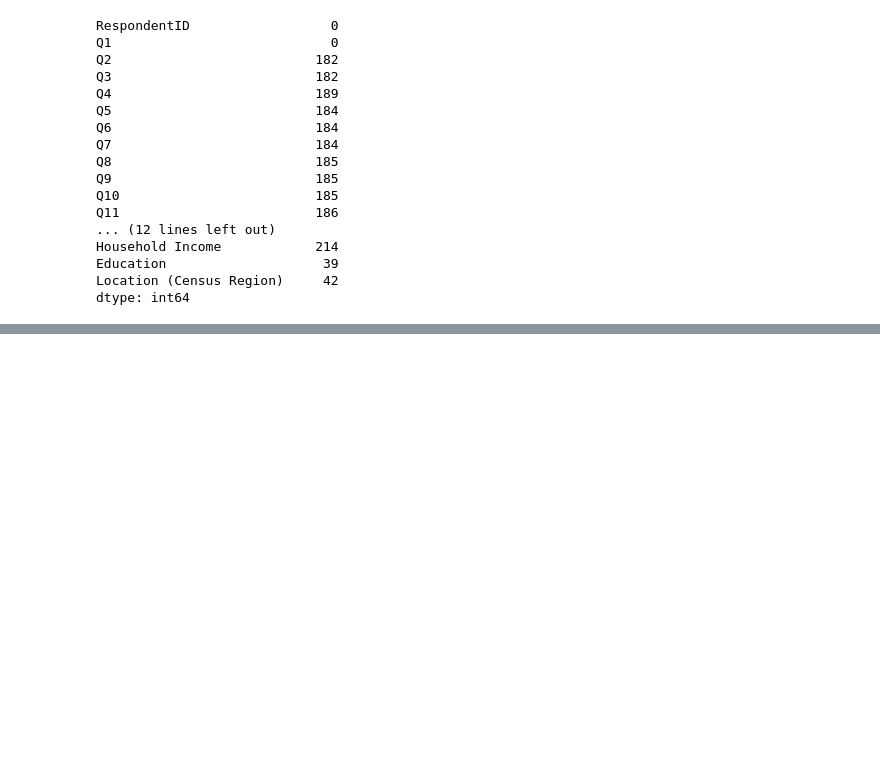
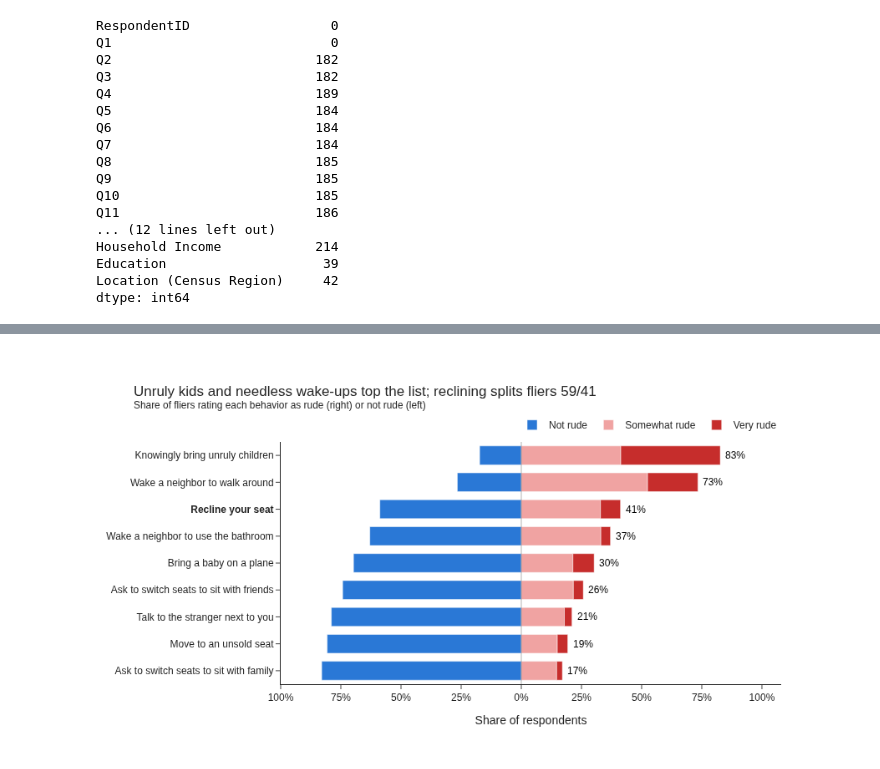
Before and after one commit to subwaymatch/analytics-case-development, a Jupyter notebook: flying-etiquette-survey-analysis/survey-analysis.ipynb, the cells around one changed output, grey strips where cells are left out. Cells and saved outputs as stored; diff of their text form; code cells hidden in the pictures; blank space fills up the shorter version.

```diff
--- a/flying-etiquette-survey-analysis/survey-analysis.ipynb
+++ b/flying-etiquette-survey-analysis/survey-analysis.ipynb
@@ -205,0 +399,12 @@ Q6: In a row of two seats, who should get to use the middle arm rest?
+# %%
+rows = []
+for qid, behavior in RUDE_QUESTIONS.items():
+    labels = fliers[f'{qid}_label'].dropna()
+    shares = labels.value_counts(normalize=True)
+    rows.append({'qid': qid, 'behavior': behavior, 'n': len(labels),
+                 **{k: shares.get(k, 0.0) for k in RUDE_COLORS}})
+rudeness = (pd.DataFrame(rows)
+              .assign(rude=lambda d: d['Somewhat rude'] + d['Very rude'])
+              .sort_values('rude', ascending=False)
+              .reset_index(drop=True))
+rudeness.round(3)
@@ -205,0 +422,30 @@ Q6: In a row of two seats, who should get to use the middle arm rest?
+# %%
+plot_df = rudeness.sort_values('rude')
+y_labels = [f'<b>{b}</b>' if q == 'Q12' else b for q, b in zip(plot_df['qid'], plot_df['behavior'])]
+
+fig = go.Figure()
+fig.add_bar(y=y_labels, x=-plot_df['Not rude'], name='Not rude', orientation='h',
+            marker_color=RUDE_COLORS['Not rude'], customdata=plot_df['Not rude'],
+            hovertemplate='%{y}<br>Not rude: %{customdata:.0%}<extra></extra>')
+for label in ['Somewhat rude', 'Very rude']:
+    fig.add_bar(y=y_labels, x=plot_df[label], name=label, orientation='h',
+                marker_color=RUDE_COLORS[label],
+                hovertemplate='%{y}<br>' + label + ': %{x:.0%}<extra></extra>')
+for y, total in zip(y_labels, plot_df['rude']):
+    fig.add_annotation(x=total, y=y, text=f'{total:.0%}', showarrow=False, xanchor='left', xshift=4,
+                       font=dict(size=12, color='black'))
+fig.add_vline(x=0, line_color='black', line_width=1)
+fig.update_layout(
+    barmode='relative', bargap=0.3, height=480, width=900,
+    title=dict(text='Unruly kids and needless wake-ups top the list; reclining splits fliers 59/41'
+                    '<br><sup>Share of fliers rating each behavior as rude (right) or not rude (left)</sup>'),
+    xaxis=dict(title='Share of respondents', tickformat='.0%', range=[-1, 1.08],
+               tickvals=[-1, -0.75, -0.5, -0.25, 0, 0.25, 0.5, 0.75, 1],
+               ticktext=['100%', '75%', '50%', '25%', '0%', '25%', '50%', '75%', '100%']),
+    yaxis_title=None, legend=dict(orientation='h', y=1.02, x=1, xanchor='right', yanchor='bottom',
+                                  traceorder='normal'),
+    margin=dict(t=110)
+)
+fig.show()
+# %% [output]
+[figure, added]
```
Also changed, not shown: parts of 65 cells of this notebook.
